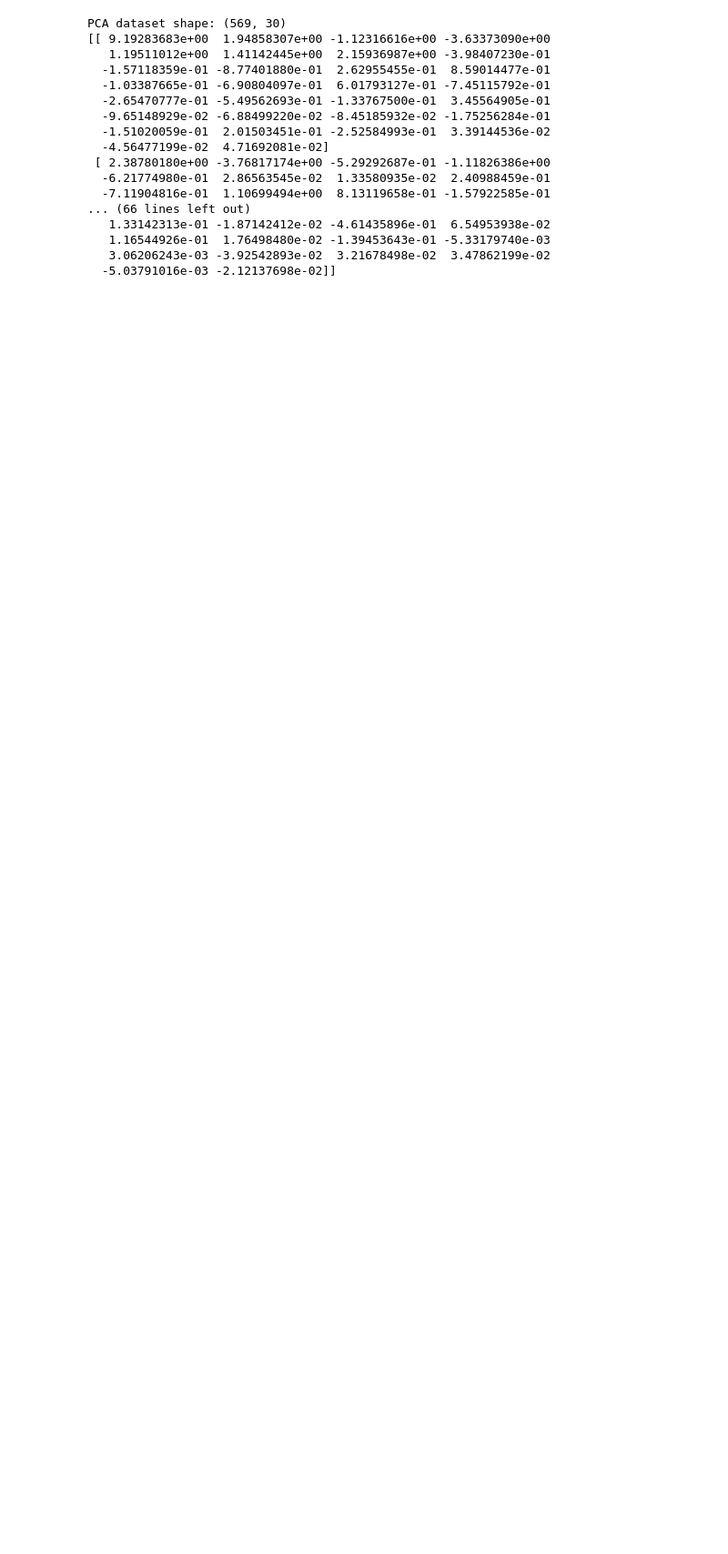
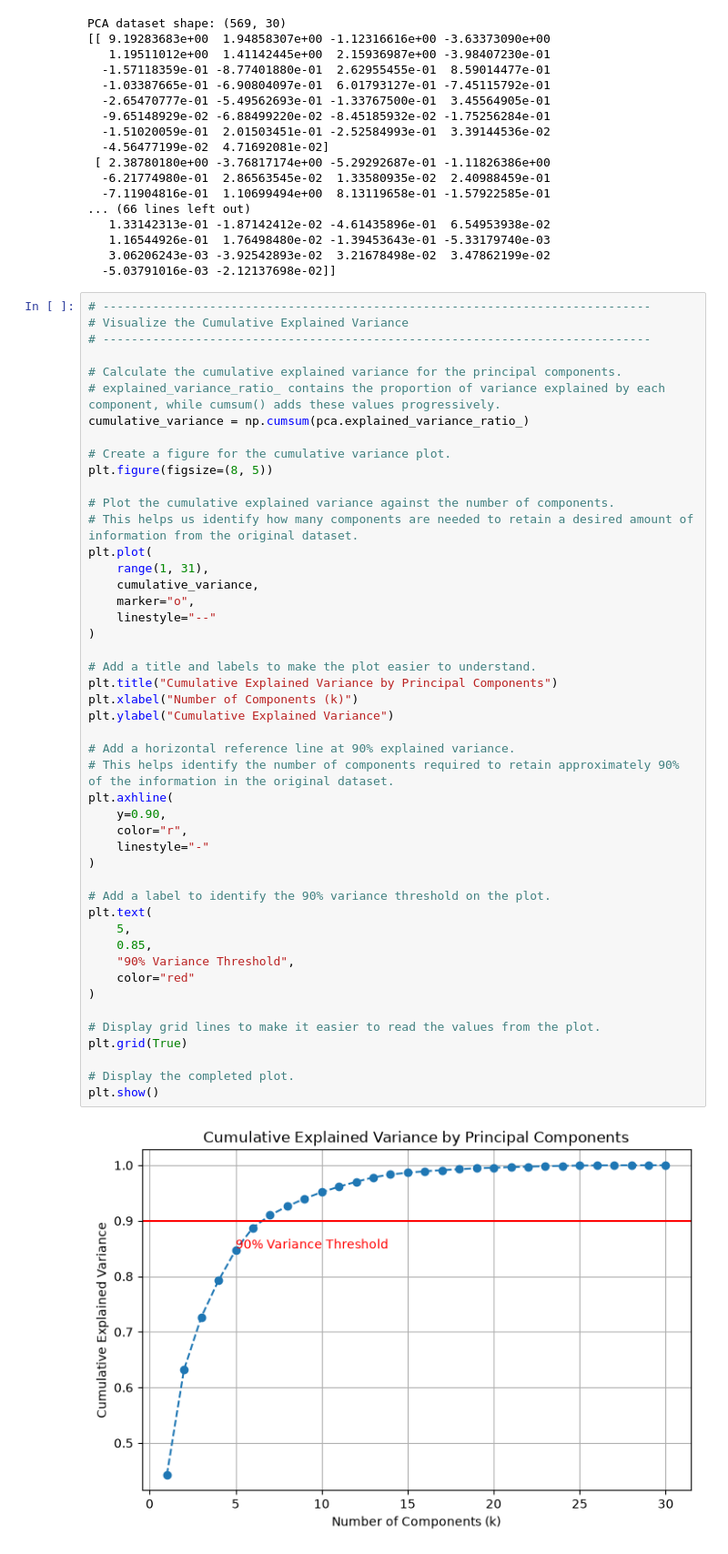
Before and after one commit to PubuduJ/dimensionality-reduction-with-pca, a Jupyter notebook: 1. dimensionality reduction with PCA.ipynb, the cells around one changed output. Shown at 91% size. Saved outputs shown, nothing was run; the diff lists cells and outputs as text; blank space fills up the shorter version.

Commit message:
Visualize the cumulative explained variance

```diff
--- a/1. dimensionality reduction with PCA.ipynb
+++ b/1. dimensionality reduction with PCA.ipynb
@@ -139,3 +139,52 @@ PCA dataset shape: (569, 30)
    1.16544926e-01  1.76498480e-02 -1.39453643e-01 -5.33179740e-03
    3.06206243e-03 -3.92542893e-02  3.21678498e-02  3.47862199e-02
   -5.03791016e-03 -2.12137698e-02]]
+# %%
+# -----------------------------------------------------------------------------
+# Visualize the Cumulative Explained Variance
+# -----------------------------------------------------------------------------
+
+# Calculate the cumulative explained variance for the principal components.
+# explained_variance_ratio_ contains the proportion of variance explained by each component, while cumsum() adds these values progressively.
+cumulative_variance = np.cumsum(pca.explained_variance_ratio_)
+
+# Create a figure for the cumulative variance plot.
+plt.figure(figsize=(8, 5))
+
+# Plot the cumulative explained variance against the number of components.
+# This helps us identify how many components are needed to retain a desired amount of information from the original dataset.
+plt.plot(
+    range(1, 31),
+    cumulative_variance,
+    marker="o",
+    linestyle="--"
+)
+
+# Add a title and labels to make the plot easier to understand.
+plt.title("Cumulative Explained Variance by Principal Components")
+plt.xlabel("Number of Components (k)")
+plt.ylabel("Cumulative Explained Variance")
+
+# Add a horizontal reference line at 90% explained variance.
+# This helps identify the number of components required to retain approximately 90% of the information in the original dataset.
+plt.axhline(
+    y=0.90,
+    color="r",
+    linestyle="-"
+)
+
+# Add a label to identify the 90% variance threshold on the plot.
+plt.text(
+    5,
+    0.85,
+    "90% Variance Threshold",
+    color="red"
+)
+
+# Display grid lines to make it easier to read the values from the plot.
+plt.grid(True)
+
+# Display the completed plot.
+plt.show()
+# %% [output]
+[figure, added]
```
Also changed, not shown: parts of 1 cell of this notebook.
